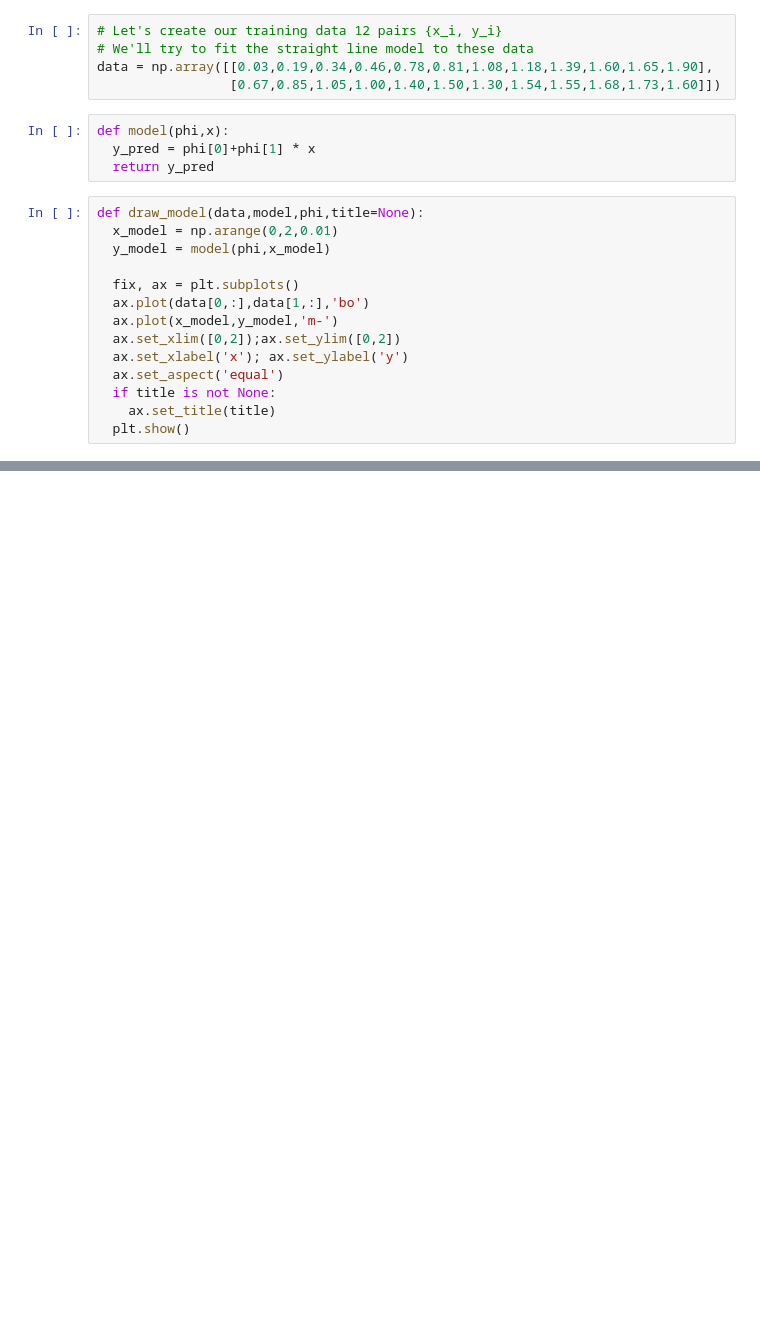
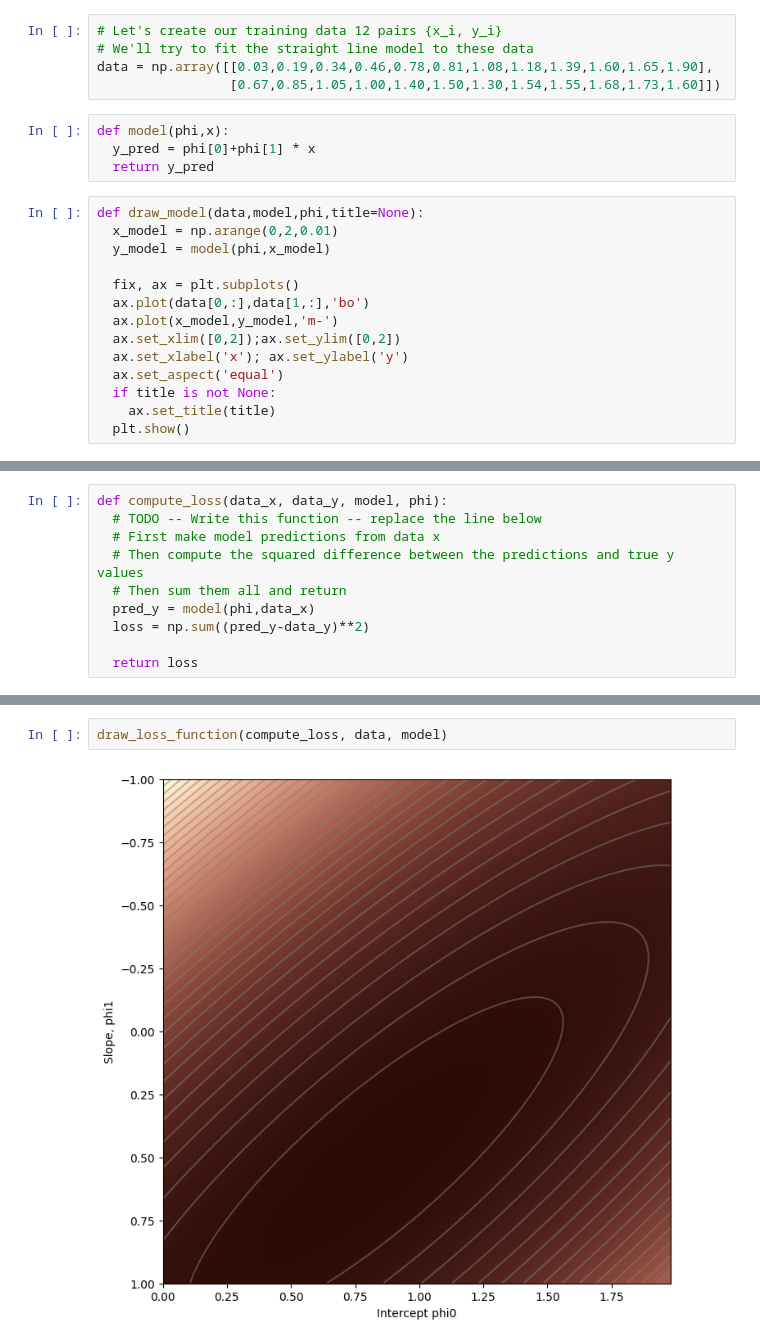
Before and after one commit to Saransh-Basu-01/Understanding-Deep-learning-, a Jupyter notebook: Chapter_6_Fitting_Models.ipynb, the cells around one changed output, grey strips where cells are left out. Saved outputs shown, nothing was run; the diff lists cells and outputs as text; blank space fills up the shorter version.

```diff
--- a/Chapter_6_Fitting_Models.ipynb
+++ b/Chapter_6_Fitting_Models.ipynb
@@ -141,0 +149,10 @@ def draw_model(data,model,phi,title=None):
+# %%
+def compute_loss(data_x, data_y, model, phi):
+  # TODO -- Write this function -- replace the line below
+  # First make model predictions from data x
+  # Then compute the squared difference between the predictions and true y values
+  # Then sum them all and return
+  pred_y = model(phi,data_x)
+  loss = np.sum((pred_y-data_y)**2)
+
+  return loss
@@ -141,0 +191,4 @@ def draw_model(data,model,phi,title=None):
+# %%
+draw_loss_function(compute_loss, data, model)
+# %% [output]
+[figure, added]
```
Also changed, not shown: parts of 3 cells of this notebook.
